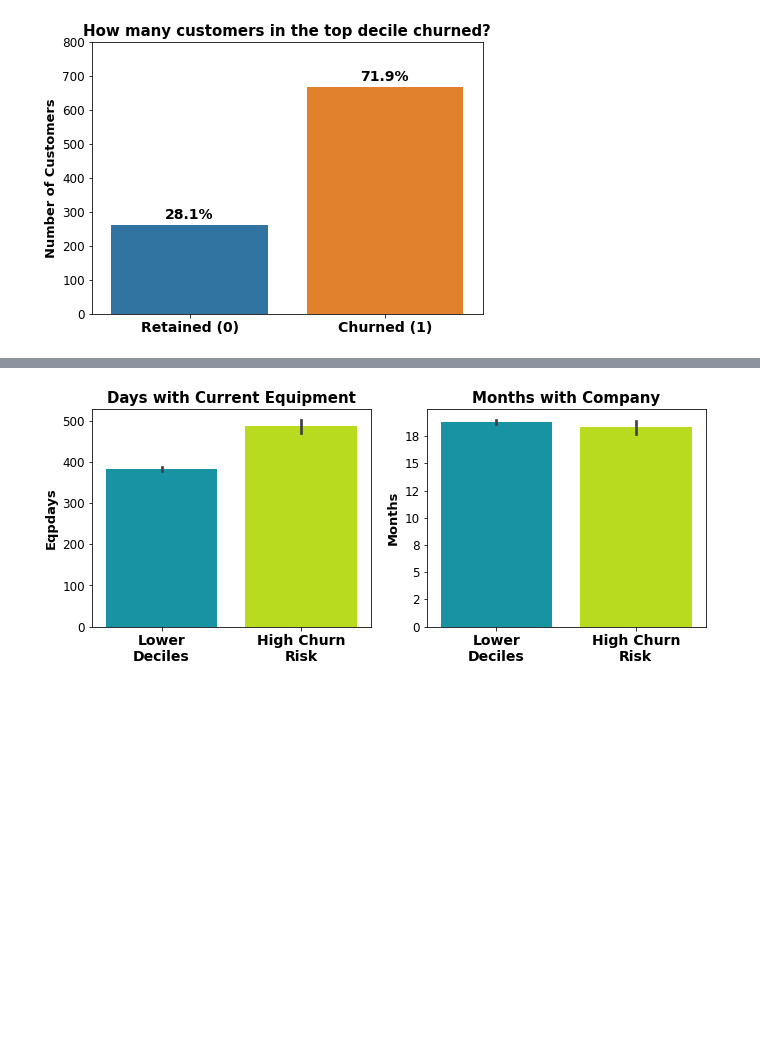
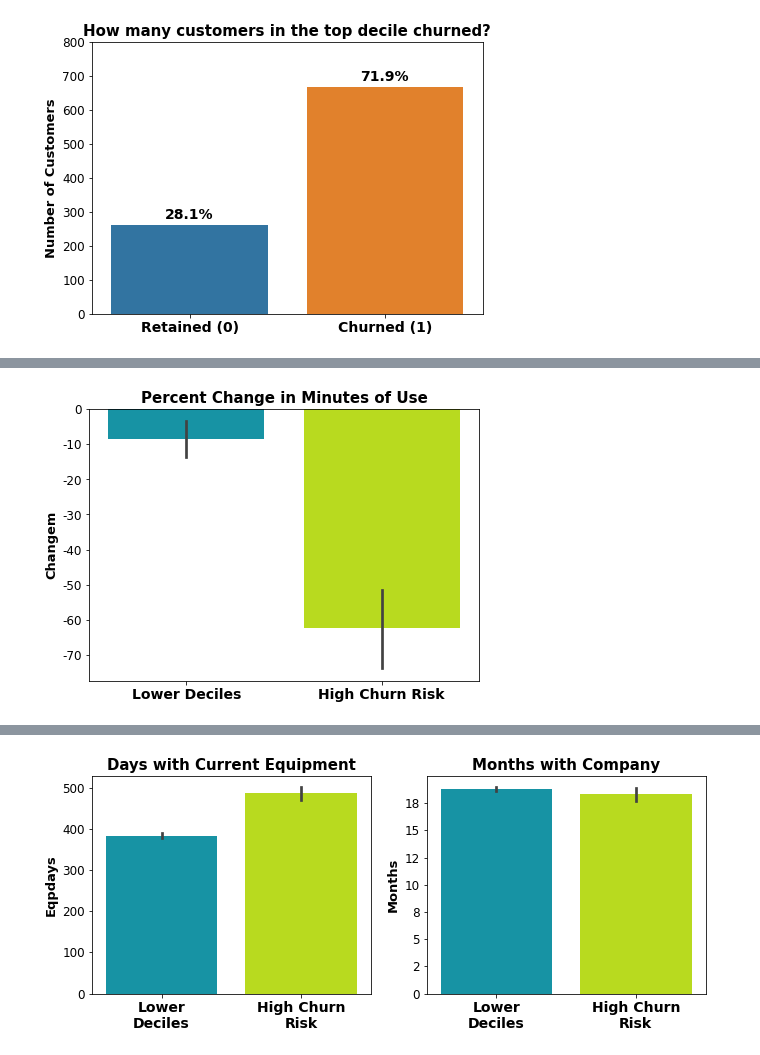
Before and after one commit to zero731/customer_churn_blog, a Jupyter notebook: Customer_churn_analysis_Final.ipynb, the cells around one changed output, grey strips where cells are left out. Drawn from its saved outputs; the diff is of its cells as text; code cells hidden in the pictures; blank space fills up the shorter version.

```diff
--- a/Customer_churn_analysis_Final.ipynb
+++ b/Customer_churn_analysis_Final.ipynb
@@ -943,0 +923,4 @@ NameError: name 'prob_df' is not defined
+# %%
+plot_dec_bars(prob_df, 'Changem', 'Percent Change in Minutes of Use')
+# %% [output]
+[figure, added]
```
Also changed, not shown: parts of 32 cells of this notebook, 1 other file.
